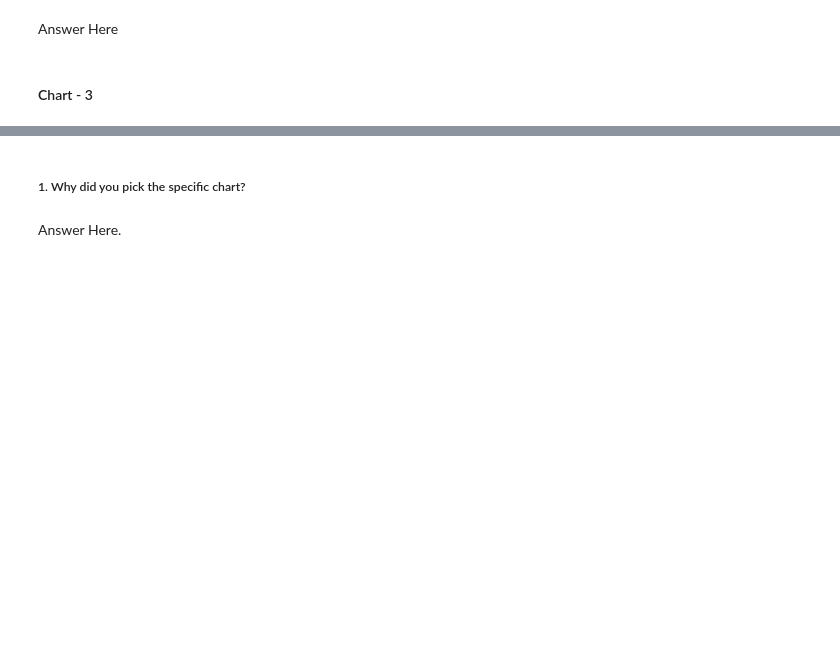
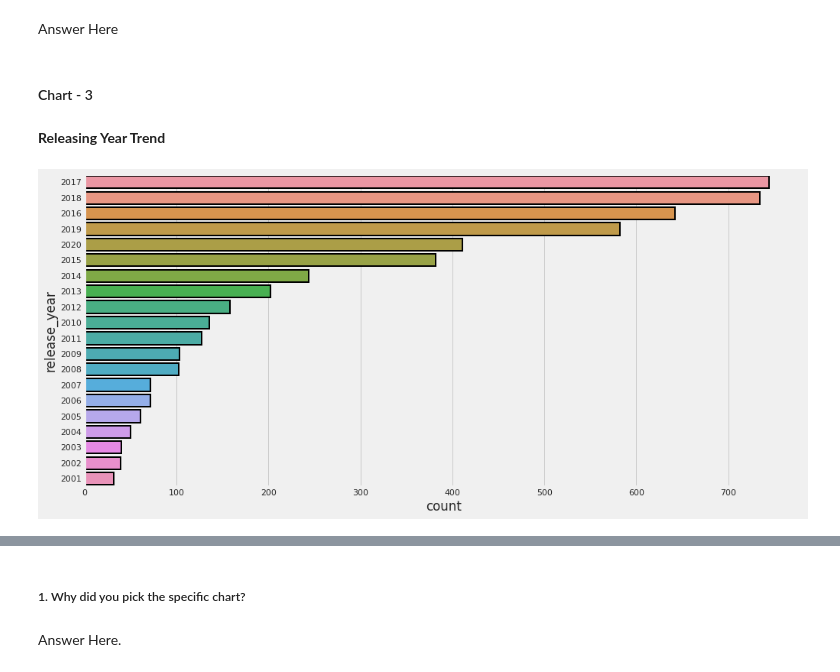
Before and after one commit to DipanshuKumar449/Netflix-Movies-and-TV-Shows-Clustering, a Jupyter notebook: Netflix_Movies_and_TV_Shows_Clustering.ipynb, the cells around one changed output, grey strips where cells are left out. Cells and saved outputs as stored; diff of their text form; code cells hidden in the pictures; blank space fills up the shorter version.

```diff
--- a/Netflix_Movies_and_TV_Shows_Clustering.ipynb
+++ b/Netflix_Movies_and_TV_Shows_Clustering.ipynb
@@ -447,0 +478,15 @@ Answer Here
+# %% [markdown]
+**Releasing Year Trend**
+# %%
+# Chart 3 Visulization code
+
+# creating two extra variables based onto our problem statement to enhance our EDA
+tv_shows = df[df['type'] == 'TV Show']
+movies = df[df['type'] == 'Movie']
+# %%
+# Analysing how many "Movies" released per year in this centuary
+plt.figure(figsize=(15,7))
+sns.countplot(data = movies,y = 'release_year',lw=2, ec='black',order = movies['release_year'].value_counts().index[0:20])
+plt.show()
+# %% [output]
+[figure, added]
```
Also changed, not shown: parts of 21 cells of this notebook.
